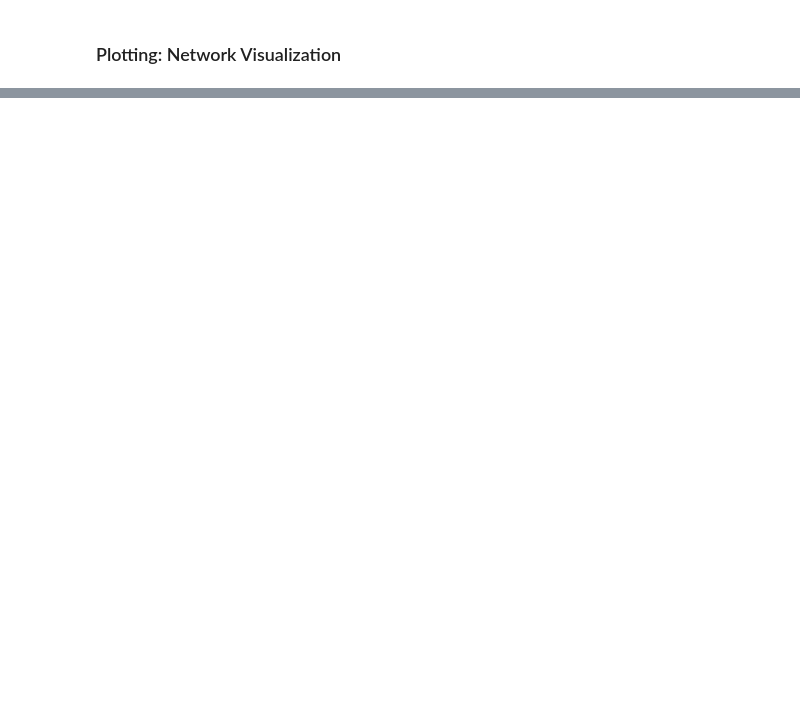
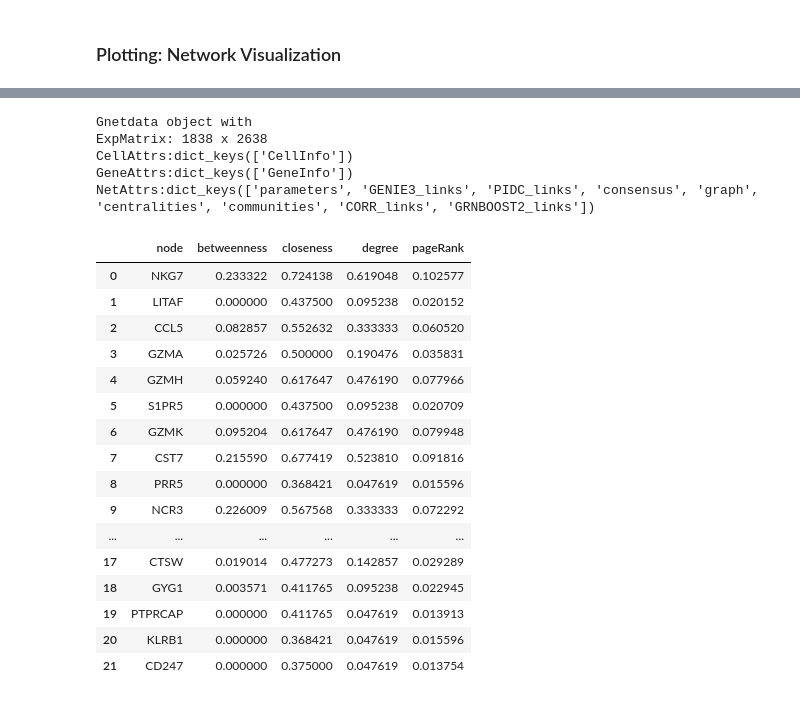
Before and after one commit to MingBit/PySCNet, a Jupyter notebook: tutorial/pyscnet_pbmc.ipynb, the cells around one changed output, grey strips where cells are left out. Cells and saved outputs as stored; diff of their text form; code cells hidden in the pictures; blank space fills up the shorter version.

```diff
--- a/tutorial/pyscnet_pbmc.ipynb
+++ b/tutorial/pyscnet_pbmc.ipynb
@@ -97,3 +97,7 @@ scanpy_gne = gdocker.rundocker(scanpy_gne.deepcopy, method='PIDC',
                                 select_by='leiden')
 # %% [output]
 PIDC_links added into NetAttrs
+# %%
+scanpy_gne = gdocker.rundocker(scanpy_gne.deepcopy, method='CORR',
+                               feature=Features, cell_clusterid='CD8 T',
+                                select_by='leiden')
@@ -161,0 +168,28 @@ scanpy_gne.save_as('data/pyscnet_scanpy.pk')
+# %%
+scanpy_gne.info
+# %% [output]
+Gnetdata object with
+ExpMatrix: 1838 x 2638
+CellAttrs:dict_keys(['CellInfo'])
+GeneAttrs:dict_keys(['GeneInfo'])
+NetAttrs:dict_keys(['parameters', 'GENIE3_links', 'PIDC_links', 'consensus', 'graph', 'centralities', 'communities', 'CORR_links', 'GRNBOOST2_links'])
+# %%
+scanpy_gne.NetAttrs['centralities']
+# %% [output]
+|  | node | betweenness | closeness | degree | pageRank |
+| 0 | NKG7 | 0.233322 | 0.724138 | 0.619048 | 0.102577 |
+| 1 | LITAF | 0.000000 | 0.437500 | 0.095238 | 0.020152 |
+| 2 | CCL5 | 0.082857 | 0.552632 | 0.333333 | 0.060520 |
+| 3 | GZMA | 0.025726 | 0.500000 | 0.190476 | 0.035831 |
+| 4 | GZMH | 0.059240 | 0.617647 | 0.476190 | 0.077966 |
+| 5 | S1PR5 | 0.000000 | 0.437500 | 0.095238 | 0.020709 |
+| 6 | GZMK | 0.095204 | 0.617647 | 0.476190 | 0.079948 |
+| 7 | CST7 | 0.215590 | 0.677419 | 0.523810 | 0.091816 |
+| 8 | PRR5 | 0.000000 | 0.368421 | 0.047619 | 0.015596 |
+| 9 | NCR3 | 0.226009 | 0.567568 | 0.333333 | 0.072292 |
+| ... | ... | ... | ... | ... | ... |
+| 17 | CTSW | 0.019014 | 0.477273 | 0.142857 | 0.029289 |
+| 18 | GYG1 | 0.003571 | 0.411765 | 0.095238 | 0.022945 |
+| 19 | PTPRCAP | 0.000000 | 0.411765 | 0.047619 | 0.013913 |
+| 20 | KLRB1 | 0.000000 | 0.368421 | 0.047619 | 0.015596 |
+| 21 | CD247 | 0.000000 | 0.375000 | 0.047619 | 0.013754 |
```
Also changed, not shown: parts of 12 cells of this notebook, 5 other files.
